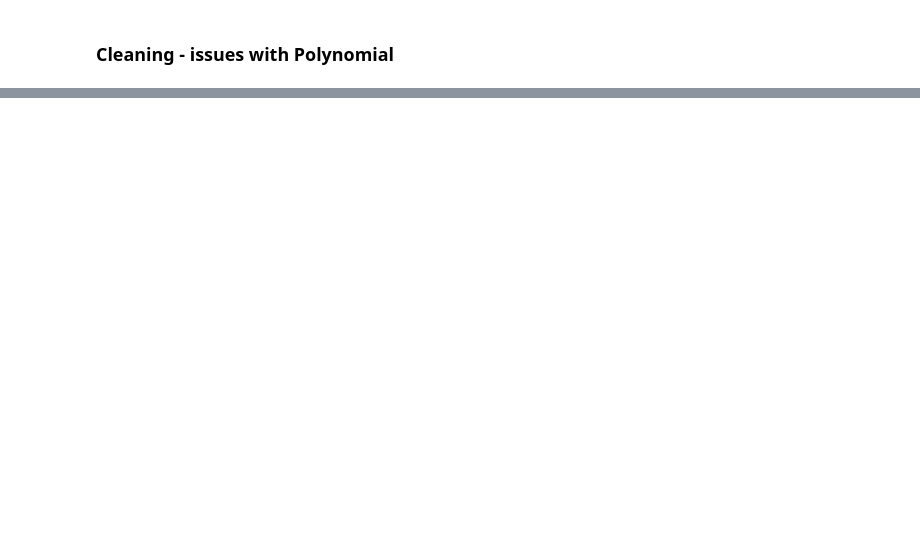
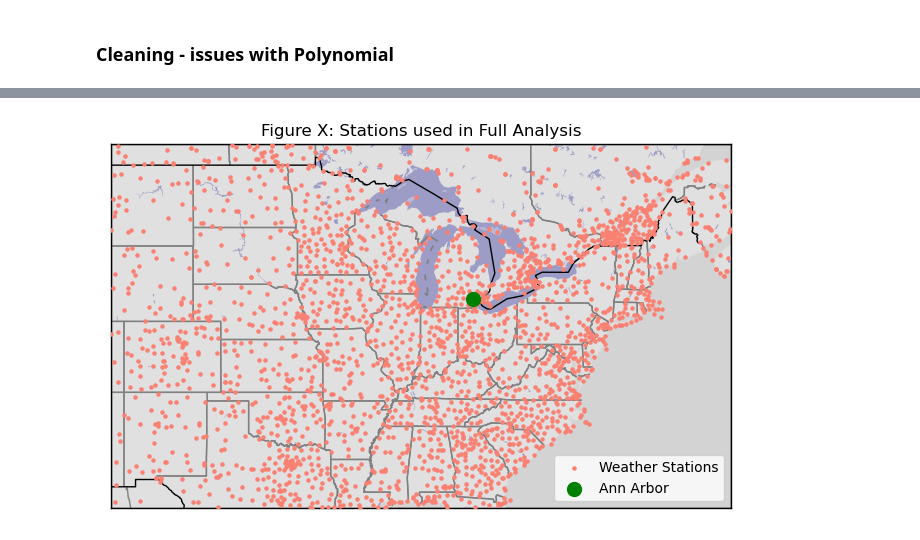
Before and after one commit to Pkeet99/Weatherman, a Jupyter notebook: Results/Cleaning & Scores Visuals.ipynb, the cells around one changed output, grey strips where cells are left out. Drawn from its saved outputs; the diff is of its cells as text; code cells hidden in the pictures; blank space fills up the shorter version.

```diff
--- a/Results/Cleaning & Scores Visuals.ipynb
+++ b/Results/Cleaning & Scores Visuals.ipynb
@@ -84,0 +357,26 @@ time
+# %%
+station_loc = os.path.join(ROOT_DIR, 'data','fullstationlist.csv') #station data to get distance for comparision
+dfstationsfull=pd.read_csv(station_loc)
+# %%
+lat = dfstationsfull['latitude'].values
+long= dfstationsfull['longitude'].values
+((50, -110), (30, -65))
+fig = plt.figure(figsize=(8, 8))
+m=Basemap(llcrnrlon=-110, llcrnrlat=30, urcrnrlon=-65.,urcrnrlat=50, projection='merc', resolution='i')
+m.drawmapboundary(fill_color='lightgrey')
+m.fillcontinents(color='white', alpha=0.3, lake_color='darkblue')
+m.drawstates(color='grey', linewidth=1)
+m.drawcountries(color='black', linewidth=1)
+aalons,aalats=m(-83.7456,42.2230)
+dlons,dlats=m(-95.8244,44.4517)
+# convert lat and long to map projection coordinates
+lons, lats = m(long, lat)
+aalons,aalats=m(-83.7456,42.2230)
+
+m.scatter(lons, lats, marker = 'o', color='salmon', s=5, zorder=5, label='Weather Stations')
+AA=m.scatter(aalons, aalats, marker = 'o', color='green', s=100, zorder=5, label='Ann Arbor')
+plt.title('Figure X: Stations used in Full Analysis')
+plt.legend()
+plt.show()
+# %% [output]
+[figure, added]
```
Also changed, not shown: parts of 20 cells of this notebook, 3 other files.
